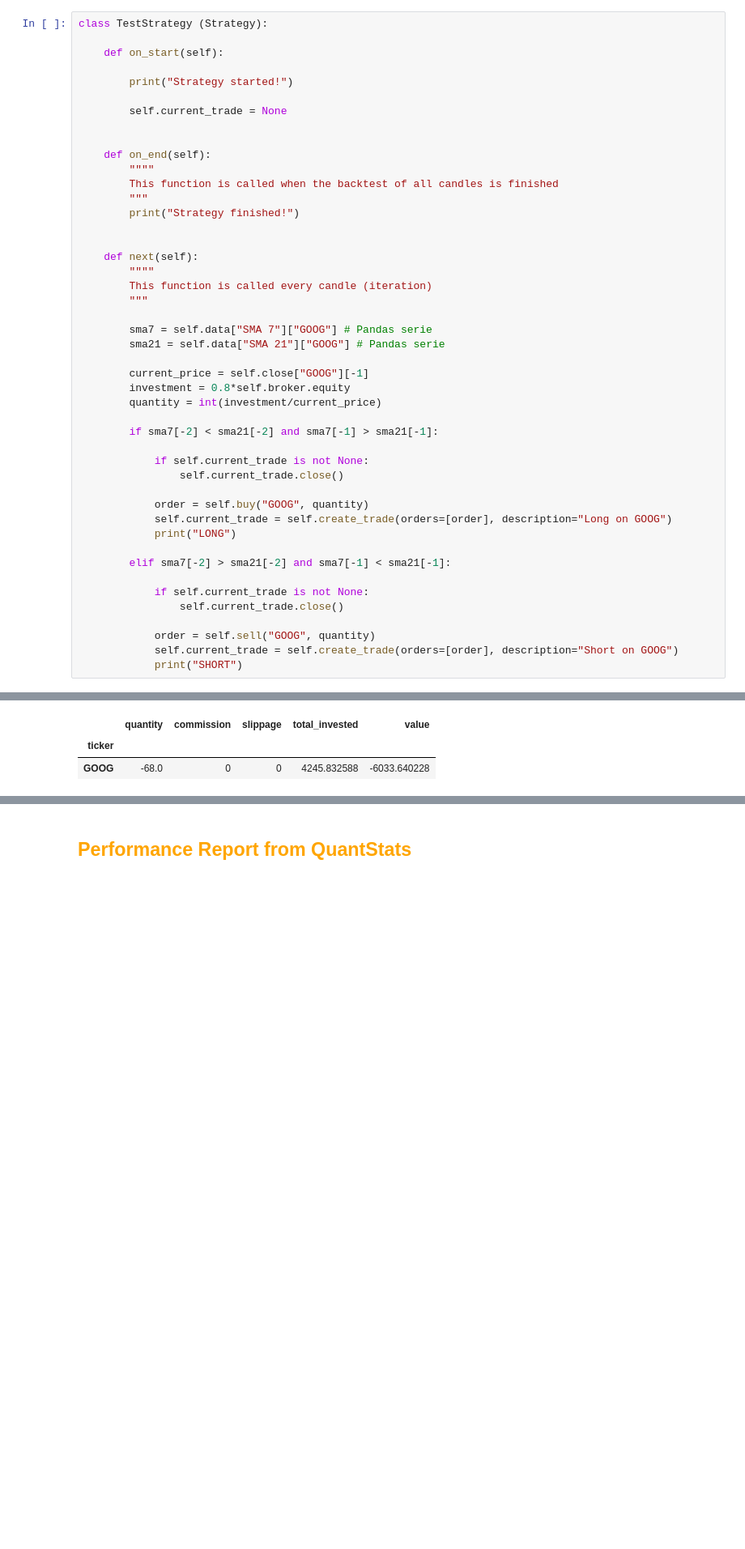
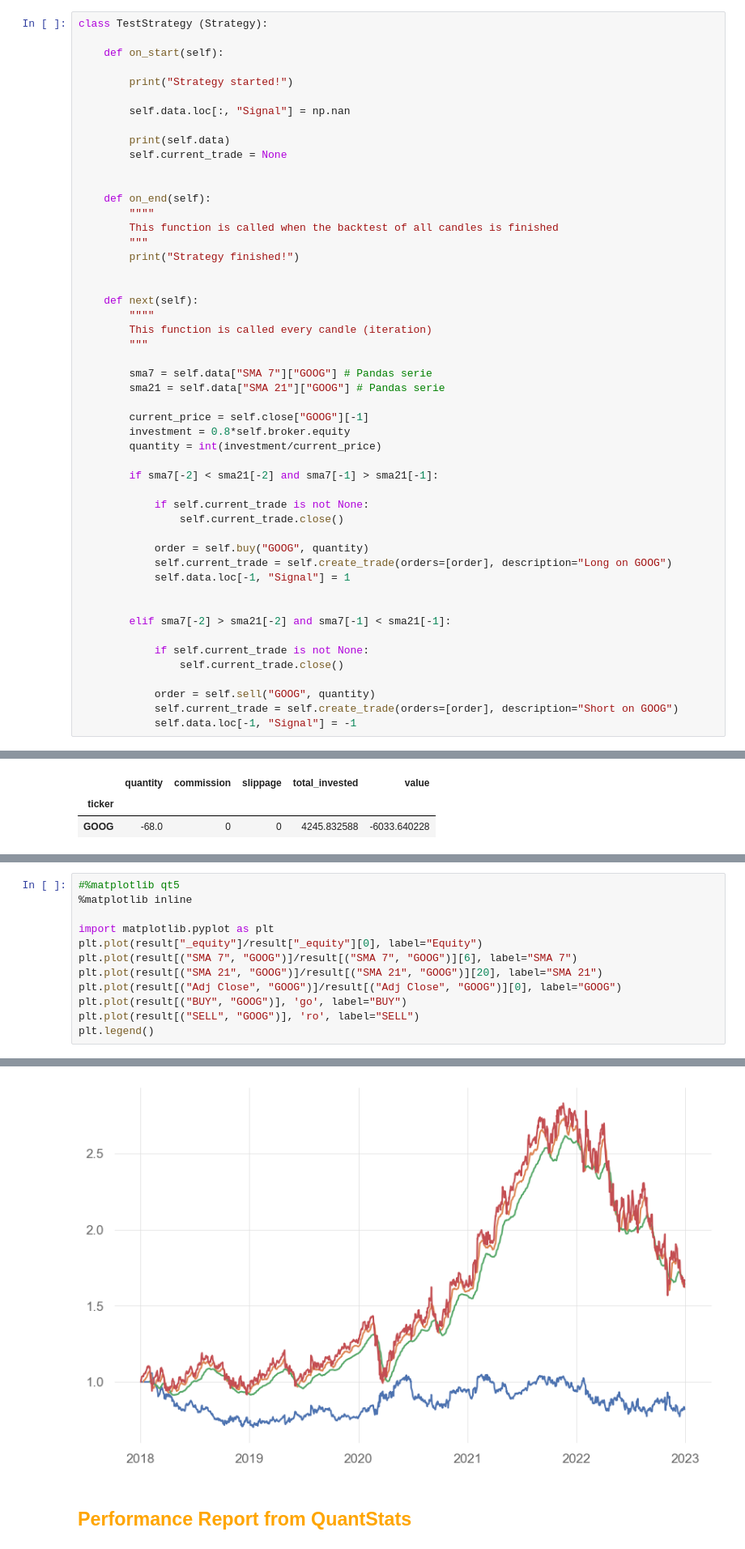
Before and after one commit to ninebel/nbacktest, a Jupyter notebook: examples/Example SMA Cross Trade.ipynb, the cells around one changed output, grey strips where cells are left out. Shown at 81% size. Drawn from its saved outputs; the diff is of its cells as text; blank space fills up the shorter version.

```diff
--- a/examples/Example SMA Cross Trade.ipynb
+++ b/examples/Example SMA Cross Trade.ipynb
@@ -16,6 +18,9 @@ class TestStrategy (Strategy):
 
         print("Strategy started!")
 
+        self.data.loc[:, "Signal"] = np.nan
+
+        print(self.data)
         self.current_trade = None
 
 
@@ -45,7 +50,8 @@ class TestStrategy (Strategy):
 
             order = self.buy("GOOG", quantity)
             self.current_trade = self.create_trade(orders=[order], description="Long on GOOG")
-            print("LONG")
+            self.data.loc[-1, "Signal"] = 1
+
 
         elif sma7[-2] > sma21[-2] and sma7[-1] < sma21[-1]:
 
@@ -54,7 +60,7 @@ class TestStrategy (Strategy):
 
             order = self.sell("GOOG", quantity)
             self.current_trade = self.create_trade(orders=[order], description="Short on GOOG")
-            print("SHORT")
+            self.data.loc[-1, "Signal"] = -1
 # %% [markdown]
 ## <font color='orange'><b>Backtest Configuration</b></font>
 # %%
@@ -159,0 +163,13 @@ bt.broker.tradebook.head(15)
+# %%
+#%matplotlib qt5
+%matplotlib inline
+
+import matplotlib.pyplot as plt
+plt.plot(result["_equity"]/result["_equity"][0], label="Equity")
+plt.plot(result[("SMA 7", "GOOG")]/result[("SMA 7", "GOOG")][6], label="SMA 7")
+plt.plot(result[("SMA 21", "GOOG")]/result[("SMA 21", "GOOG")][20], label="SMA 21")
+plt.plot(result[("Adj Close", "GOOG")]/result[("Adj Close", "GOOG")][0], label="GOOG")
+plt.plot(result[("BUY", "GOOG")], 'go', label="BUY")
+plt.plot(result[("SELL", "GOOG")], 'ro', label="SELL")
+plt.legend()
+# %% [output]
@@ -160,3 +177,4 @@ bt.broker.tradebook.head(15)
+[figure, added]
 # %% [markdown]
 ## <font color='orange'><b>Performance Report from QuantStats</b></font>
 # %%
```
Also changed, not shown: parts of 9 cells of this notebook, 2 other files.
